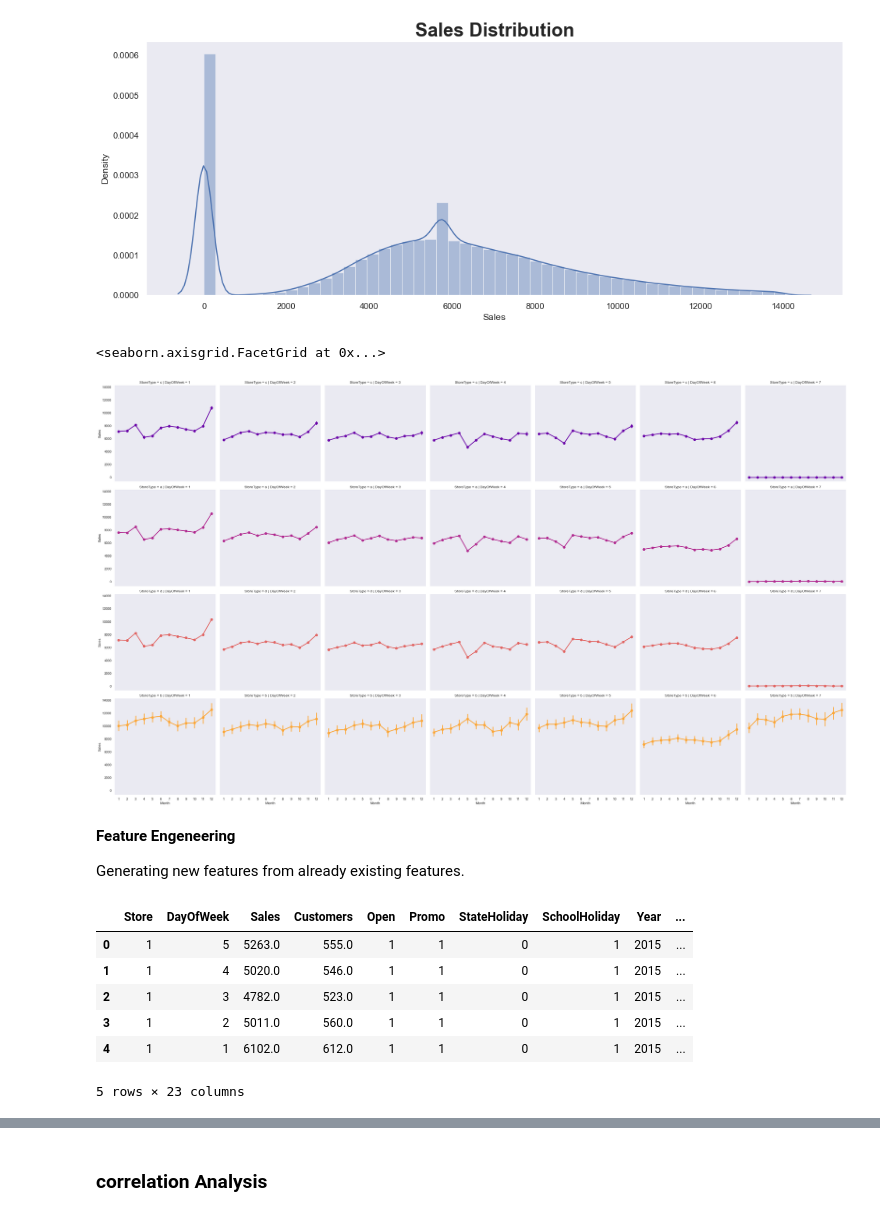
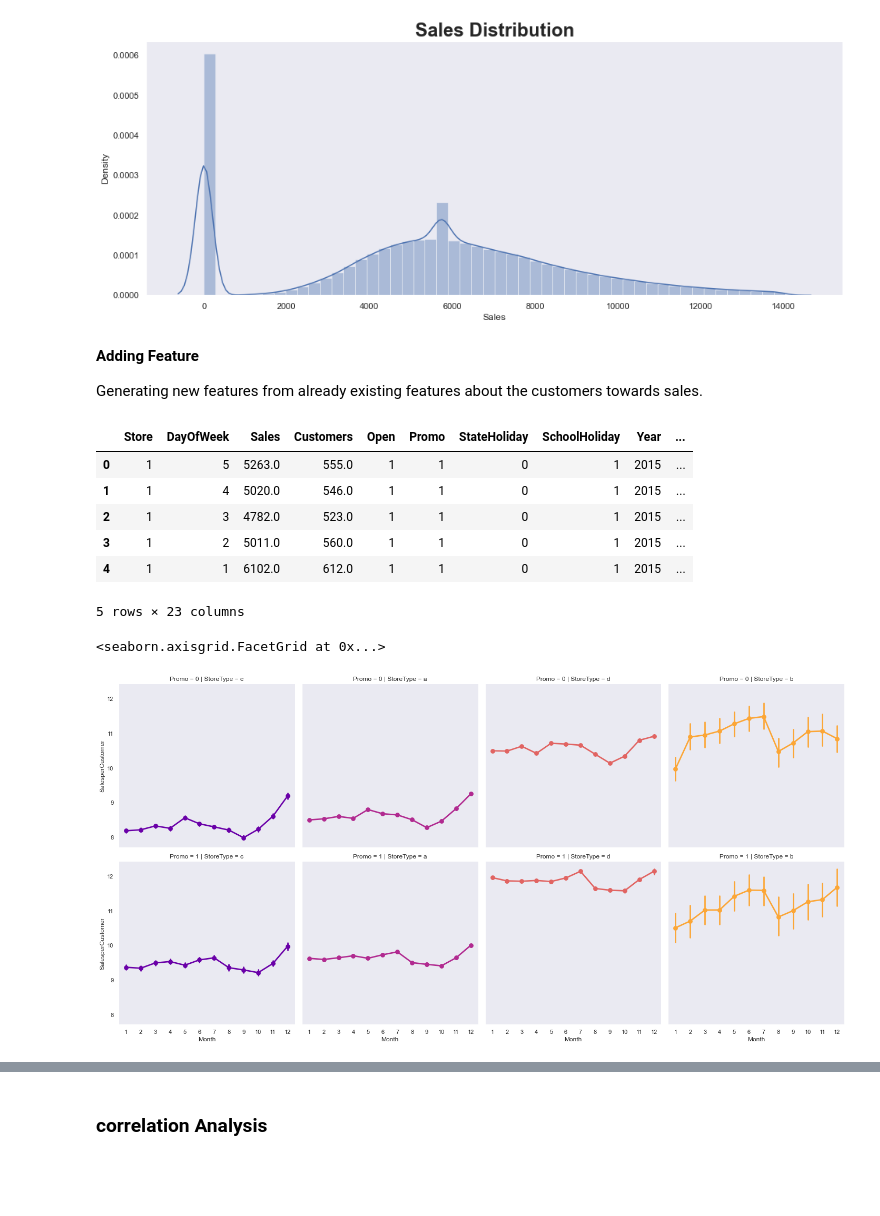
Before and after one commit to ekubay/Rossmann_Pharmaceutical_sales_Prediction, a Jupyter notebook: notebooks/EDA.ipynb, the cells around one changed output, grey strips where cells are left out. Cells and saved outputs as stored; diff of their text form; code cells hidden in the pictures; blank space fills up the shorter version.

```diff
--- a/notebooks/EDA.ipynb
+++ b/notebooks/EDA.ipynb
@@ -619,18 +687,32 @@ sns.distplot(cleanData['Sales']).set_title('Sales Distribution',fontdict= { 'fon
 # %% [output]
 Text(0.5, 1.0, 'Sales Distribution')
 [figure]
+# %% [markdown]
+__Adding Feature__
+
+Generating new features from already existing features about the customers towards sales.
+# %%
+#Adding salespercustomer column
+clean_trainScore_df['SalesperCustomer']=clean_trainScore_df['Sales']/clean_trainScore_df['Customers']
+# %%
+clean_trainScore_df.head()
+# %% [output]
+|  | Store | DayOfWeek | Sales | Customers | Open | Promo | StateHoliday | SchoolHoliday | Year | ... |
+| 0 | 1 | 5 | 5263.0 | 555.0 | 1 | 1 | 0 | 1 | 2015 | ... |
+| 1 | 1 | 4 | 5020.0 | 546.0 | 1 | 1 | 0 | 1 | 2015 | ... |
+| 2 | 1 | 3 | 4782.0 | 523.0 | 1 | 1 | 0 | 1 | 2015 | ... |
+| 3 | 1 | 2 | 5011.0 | 560.0 | 1 | 1 | 0 | 1 | 2015 | ... |
+| 4 | 1 | 1 | 6102.0 | 612.0 | 1 | 1 | 0 | 1 | 2015 | ... |
+5 rows × 23 columns
 # %%
-c="blue"
-sns.factorplot(data = train_store, x = 'Month', y = "Sales",
-               col = 'DayOfWeek', # per store type in cols
+# sale per customer trends
+c="green"
+sns.factorplot(data = clean_trainScore_df, x = 'Month', y = "SalesperCustomer",
+               col = 'StoreType', # per store type in cols
                palette = 'plasma',
                hue = 'StoreType',
-               row = 'StoreType', # per store type in rows
+               row = 'Promo', # per promo in the store in rows
                color = c)
 # %% [output]
 <seaborn.axisgrid.FacetGrid at 0x...>
-[figure, old version]
+[figure, new version]
-# %% [markdown]
-__Feature Engeneering__
-
-Generating new features from already existing features.
@@ -640,10 +718,0 @@ cleanData['SalesperCustomer']=cleanData['Sales']/cleanData['Customers']
-# %%
-cleanData.head()
-# %% [output]
-|  | Store | DayOfWeek | Sales | Customers | Open | Promo | StateHoliday | SchoolHoliday | Year | ... |
-| 0 | 1 | 5 | 5263.0 | 555.0 | 1 | 1 | 0 | 1 | 2015 | ... |
-| 1 | 1 | 4 | 5020.0 | 546.0 | 1 | 1 | 0 | 1 | 2015 | ... |
-| 2 | 1 | 3 | 4782.0 | 523.0 | 1 | 1 | 0 | 1 | 2015 | ... |
-| 3 | 1 | 2 | 5011.0 | 560.0 | 1 | 1 | 0 | 1 | 2015 | ... |
-| 4 | 1 | 1 | 6102.0 | 612.0 | 1 | 1 | 0 | 1 | 2015 | ... |
-5 rows × 23 columns
```
Also changed, not shown: parts of 79 cells of this notebook.
